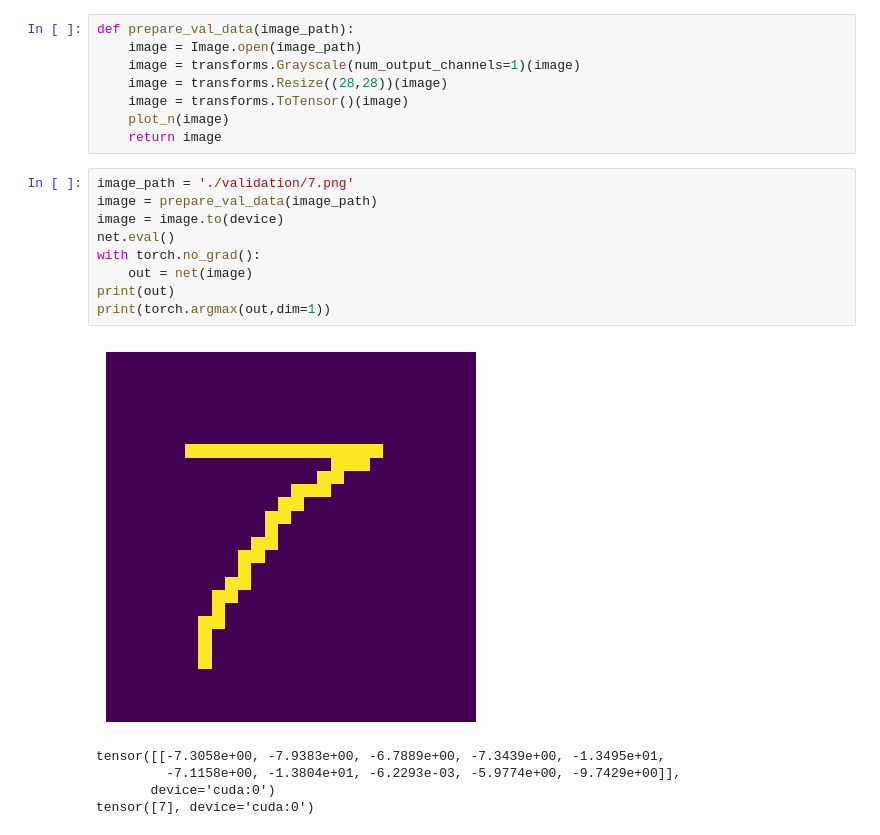
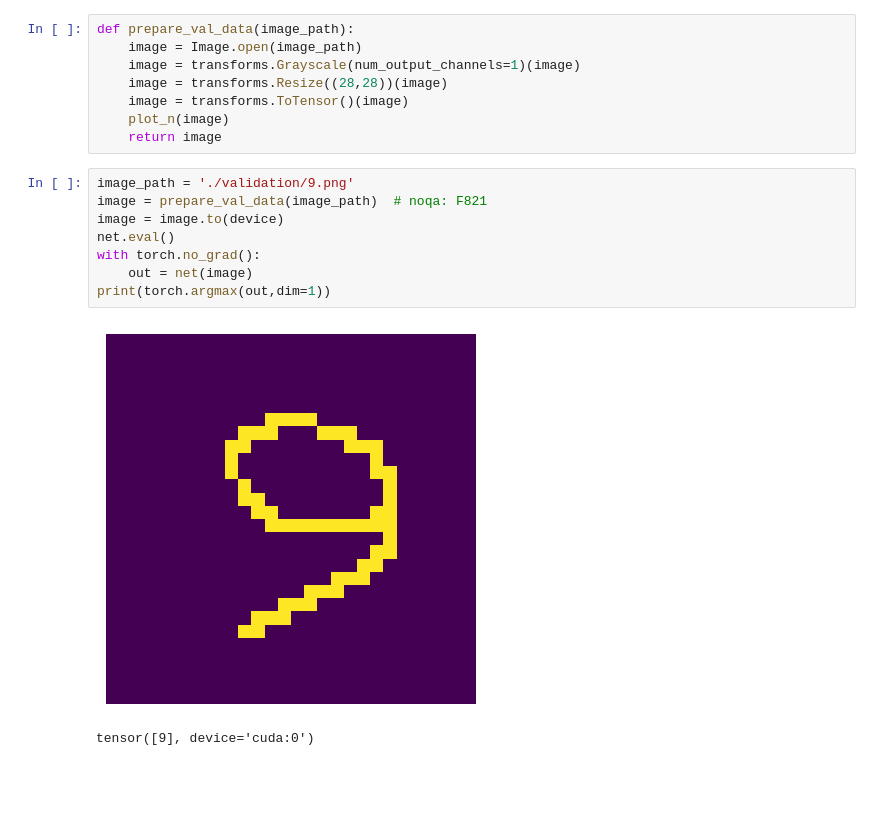
Before and after one commit to agusruss0/number-classification, a Jupyter notebook: net_train.ipynb, the cells around one changed output. Drawn from its saved outputs; the diff is of its cells as text; blank space fills up the shorter version.

```diff
--- a/net_train.ipynb
+++ b/net_train.ipynb
@@ -145,17 +141,13 @@ def prepare_val_data(image_path):
     plot_n(image)
     return image
 # %%
-image_path = './validation/7.png'
-image = prepare_val_data(image_path)
+image_path = './validation/9.png'
+image = prepare_val_data(image_path)  # noqa: F821
 image = image.to(device)
 net.eval()
 with torch.no_grad():
     out = net(image)
-print(out)
 print(torch.argmax(out,dim=1))
 # %% [output]
-[figure, old version]
+[figure, new version]
-tensor([[-7.3058e+00, -7.9383e+00, -6.7889e+00, -7.3439e+00, -1.3495e+01,
-         -7.1158e+00, -1.3804e+01, -6.2293e-03, -5.9774e+00, -9.7429e+00]],
-       device='cuda:0')
-tensor([7], device='cuda:0')
+tensor([9], device='cuda:0')
```
Also changed, not shown: parts of 2 cells of this notebook, 1 other file.
